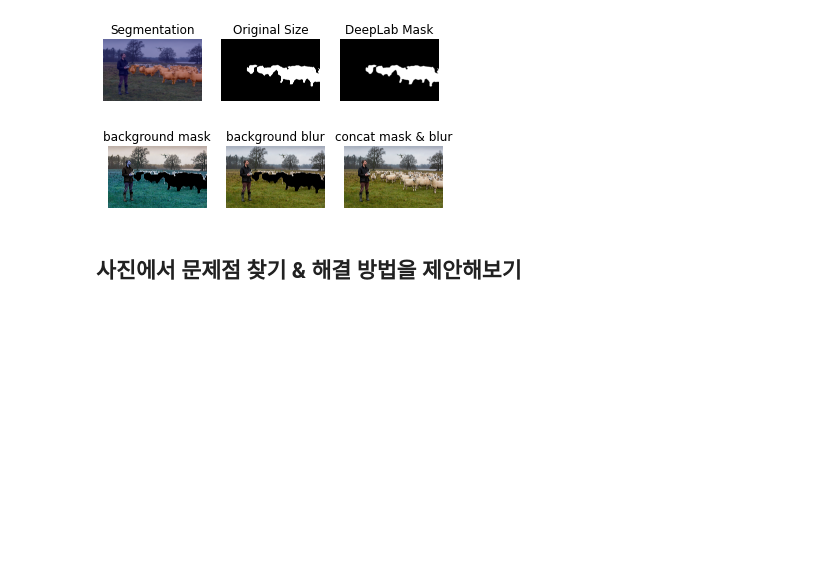
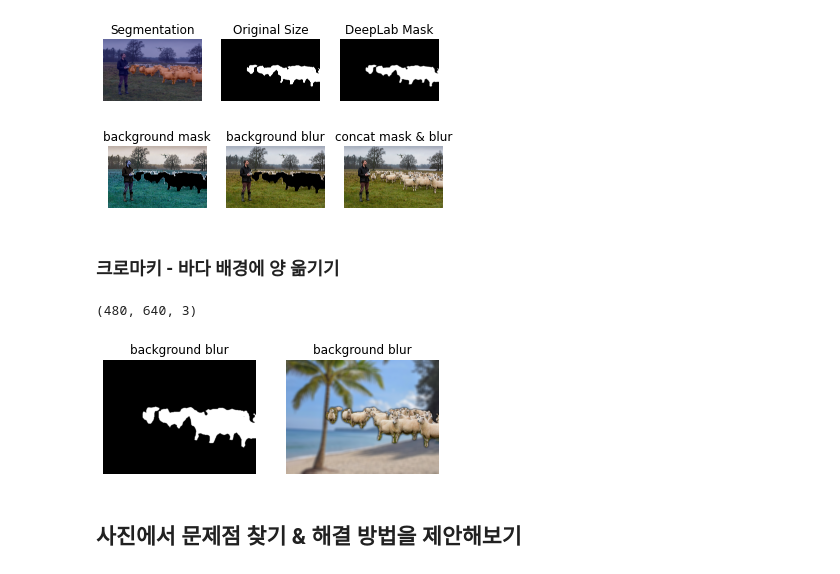
Before and after one commit to vg-rlo/aiffel-mini-projects, a Jupyter notebook: Exploration/Deeplab_image_mapping/[E-10]MakeShallowFocus.ipynb, the cells around one changed output. Drawn from its saved outputs; the diff is of its cells as text; code cells hidden in the pictures; blank space fills up the shorter version.

```diff
--- a/Exploration/Deeplab_image_mapping/[E-10]MakeShallowFocus.ipynb
+++ b/Exploration/Deeplab_image_mapping/[E-10]MakeShallowFocus.ipynb
@@ -463,6 +463,44 @@ ax3.axis("off")
 plt.show()
 # %% [output]
 [figure]
+# %% [markdown]
+### 크로마키 - 바다 배경에 양 옮기기
+# %%
+bg_path = os.getenv('HOME')+'/aiffel/human_segmentation/images/beach.jpg'  # 본인이 선택한 이미지의 경로에 맞게 바꿔 주세요.
+bg_orig = cv2.imread(bg_path)
+bg_orig = cv2.resize(bg_orig, dsize=(640, 480), interpolation = cv2.INTER_LINEAR)
+print (bg_orig.shape)
+# %% [output]
+(480, 640, 3)
+# %%
+img_mask_color = cv2.resize(img_mask_color, dsize=(640, 480), interpolation = cv2.INTER_LINEAR)
+img_orig =  cv2.resize(img_orig, dsize=(640, 480), interpolation = cv2.INTER_LINEAR)
+# %%
+img_bg_mask = cv2.bitwise_not(img_mask_color)
+
+img_bg = cv2.bitwise_and(bg_orig, img_bg_mask) # 배경 마스크 만들기
+img_bg_blur = cv2.blur(img_bg, (13,13)) #  배경 흐리게 하기
+img_concat = np.where(img_mask_color==255, img_orig, img_bg_blur) # 흐린 배경과 포커싱 대상 이미지 합치기
+# %%
+# mask, blur, concat 결과 이미지 출력하기
+
+fig = plt.figure()
+rows = 1
+cols = 2
+
+ax1 = fig.add_subplot(rows, cols, 1)
+ax1.imshow(cv2.cvtColor(img_mask_color, cv2.COLOR_BGR2RGB)) # img_bg
+ax1.set_title('background blur')
+ax1.axis("off")
+
+ax2 = fig.add_subplot(rows, cols, 2)
+ax2.imshow(cv2.cvtColor(img_concat, cv2.COLOR_BGR2RGB)) # img_concat
+ax2.set_title('background blur')
+ax2.axis("off")
+
+plt.show()
+# %% [output]
+[figure, added]
 # %% [markdown]
 ## 사진에서 문제점 찾기 & 해결 방법을 제안해보기
 # %%
```
Also changed, not shown: parts of 1 cell of this notebook.
